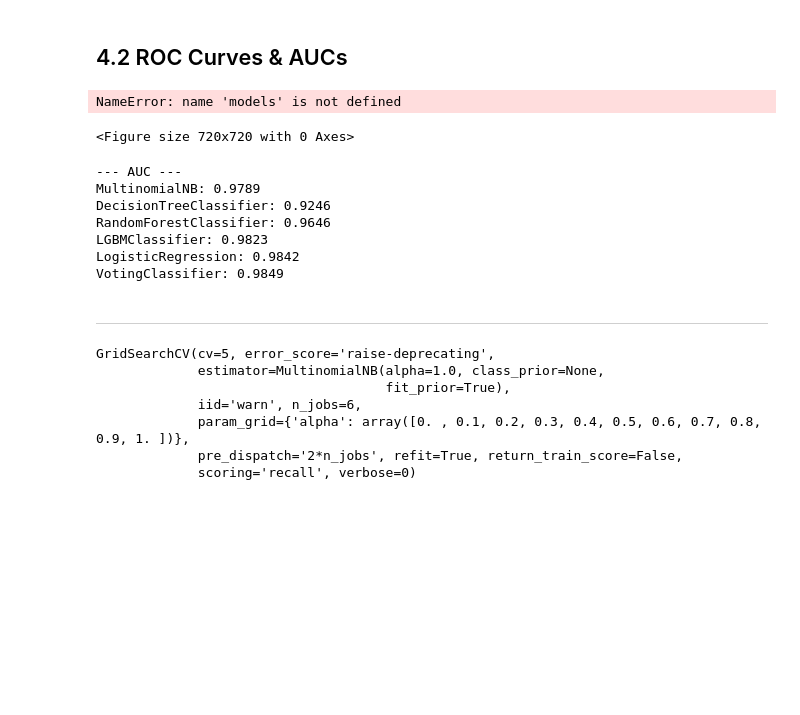
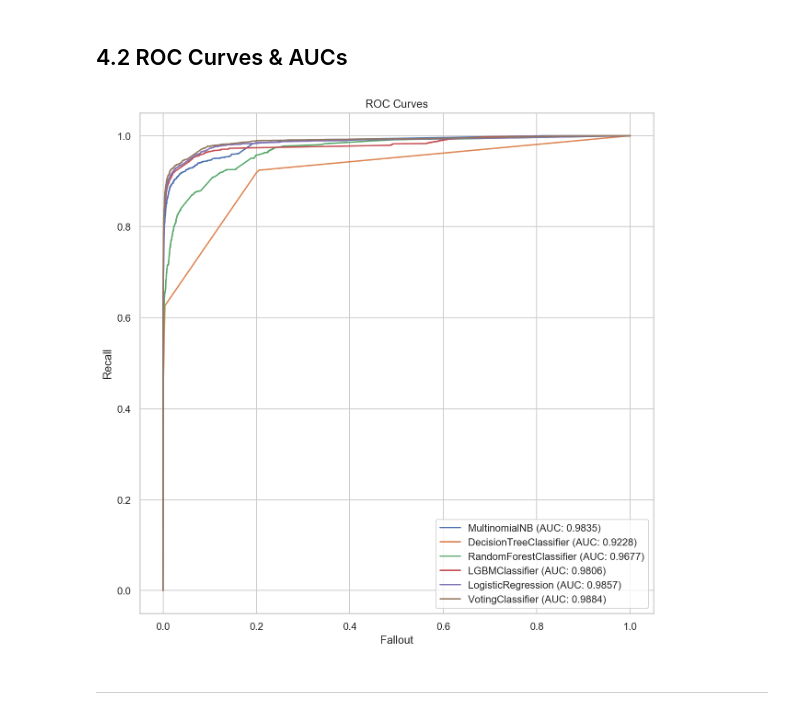
Before and after one commit to jp-hong/phish_classifier, a Jupyter notebook: classifier/02_Modeling.ipynb, the cells around one changed output. Saved outputs shown, nothing was run; the diff lists cells and outputs as text; code cells hidden in the pictures; blank space fills up the shorter version.

```diff
--- a/classifier/02_Modeling.ipynb
+++ b/classifier/02_Modeling.ipynb
@@ -172,10 +159,11 @@ save(forest, "models/forest.pkl")
 ## 3.4 Gradient Boosting (w/ LightGBM)
 # %%
 lgbm = lightgbm.LGBMClassifier(
+    num_leaves=127,
     n_estimators=1000,
     max_depth=-1,
     objective="binary",
-    n_jobs=N_JOBS,
+    n_jobs=3,
     random_state=42
 )
 # %%
@@ -209,5 +194,7 @@ save(lgbm, "models/lgbm.pkl")
 # %% [markdown]
 ## 3.5 Logistic Regression
 # %%
-logireg = LogisticRegression(n_jobs=N_JOBS)
+logireg = LogisticRegression(
+    n_jobs=N_JOBS
+)
 # %%
@@ -240,13 +227,15 @@ save(logireg, "models/logireg.pkl")
 Ensemble of the three best performing models
 # %%
 model1 = MultinomialNB(
-    alpha=0.1
+    alpha=0.09
 )
 
 model2 = lightgbm.LGBMClassifier(
+    num_leaves=127,
     n_estimators=1000,
     max_depth=-1,
-    n_jobs=N_JOBS,
+    objective="binary",
+    n_jobs=2,
     random_state=42
 )
 
@@ -259,6 +248,6 @@ voting = VotingClassifier(
         ("logi", model3)
     ],
     voting="soft",
-    n_jobs=N_JOBS
+    n_jobs=3
 )
 # %%
@@ -317,0 +307,4 @@ VotingClassifier: 0.9647
+# %%
+print("--- Mean Recall ---")
+for name, score in scores_dict.items():
+    print("{}: ".format(name) + "%0.4f"%(score["test_recall"].mean()))
@@ -347,32 +368,18 @@ plt.show()
 # %%
 plt.figure(figsize=(10, 10))
 
 for name, model in models.items():
     fpr, tpr, thresholds = roc_curve(y_test, model.predict_proba(x_test)[:, 1])
-    plt.plot(fpr, tpr, label=name)
+    plt.plot(fpr, tpr, label="%s (AUC: %0.4f)" % (name, auc(fpr, tpr)))
 
 
 plt.title("ROC Curves")
 plt.xlabel('Fallout')
 plt.ylabel('Recall')
 plt.legend()
 plt.show()
 # %% [output]
-NameError: name 'models' is not defined
-<Figure size 720x720 with 0 Axes>
+[figure, added]
-# %%
-print("--- AUC ---")
-for name, model in models.items():
-    print("{}: ".format(name) + "%0.4f"%(roc_auc_score(y_test,
-                                                model.predict_proba(x_test)[:,1])))
-# %% [output]
---- AUC ---
-MultinomialNB: 0.9789
-DecisionTreeClassifier: 0.9246
-RandomForestClassifier: 0.9646
-LGBMClassifier: 0.9823
-LogisticRegression: 0.9842
-VotingClassifier: 0.9849
 # %% [markdown]
 ---
 # %%
@@ -392,10 +399,2 @@ gs = GridSearchCV(
 # %%
-gs.fit(x_train, y_train)
+# gs.fit(x_train, y_train)
-# %% [output]
-GridSearchCV(cv=5, error_score='raise-deprecating',
-             estimator=MultinomialNB(alpha=1.0, class_prior=None,
-                                     fit_prior=True),
-             iid='warn', n_jobs=6,
-             param_grid={'alpha': array([0. , 0.1, 0.2, 0.3, 0.4, 0.5, 0.6, 0.7, 0.8, 0.9, 1. ])},
-             pre_dispatch='2*n_jobs', refit=True, return_train_score=False,
-             scoring='recall', verbose=0)
```
Also changed, not shown: parts of 24 cells of this notebook.
